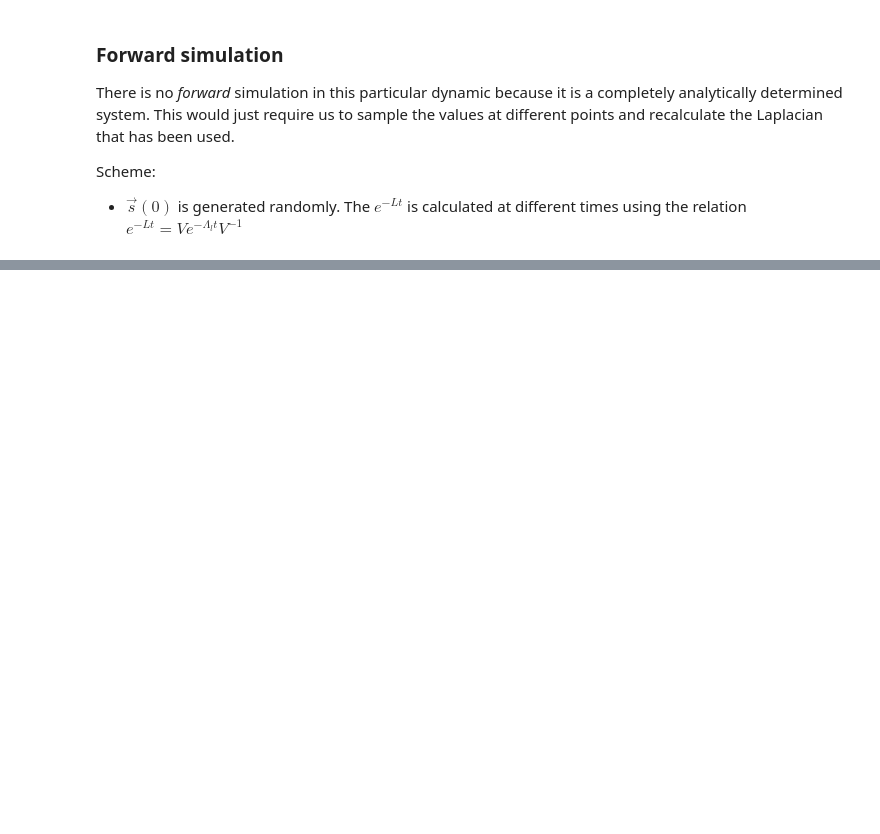
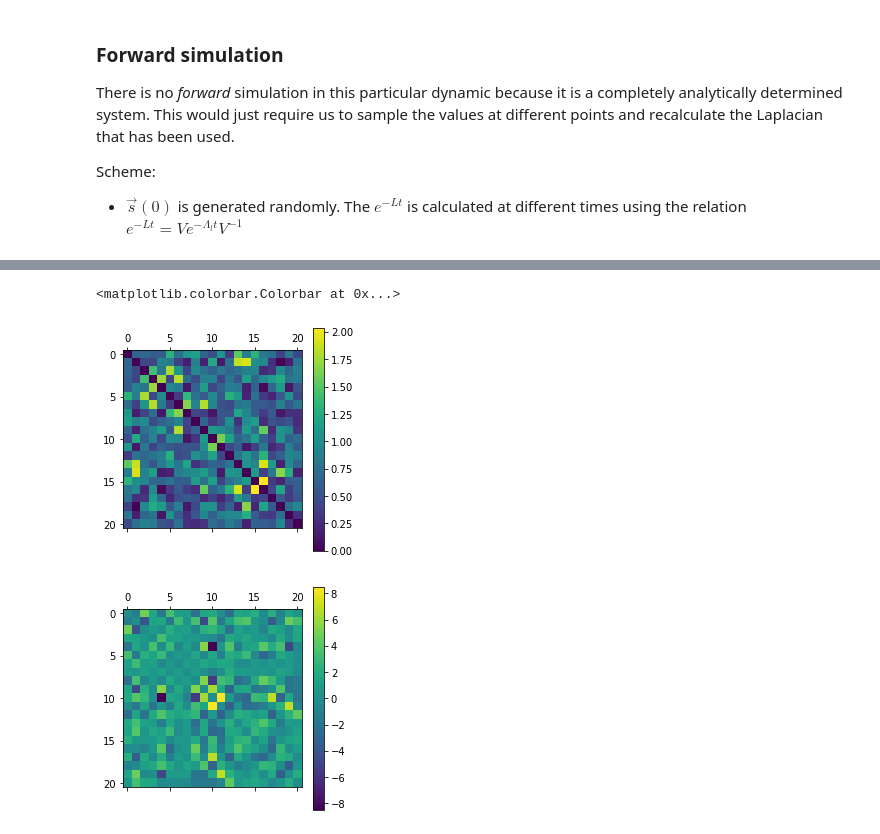
Before and after one commit to ashuthosh-bharadwaj/Research, a Jupyter notebook: Simulation3/Heat_learn.ipynb, the cells around one changed output, grey strips where cells are left out. Cells and saved outputs as stored; diff of their text form; code cells hidden in the pictures; blank space fills up the shorter version.

```diff
--- a/Simulation3/Heat_learn.ipynb
+++ b/Simulation3/Heat_learn.ipynb
@@ -100,0 +127,11 @@ plot(X0)
+# %%
+Adj_Le = matricizer(dot(pinv(Bigu), vV))
+# %%
+matshow(A)
+colorbar()
+matshow(Adj_Le)
+colorbar()
+# %% [output]
+<matplotlib.colorbar.Colorbar at 0x...>
+[figure, added]
+[figure, added]
```
Also changed, not shown: parts of 10 cells of this notebook, 6 other files.
